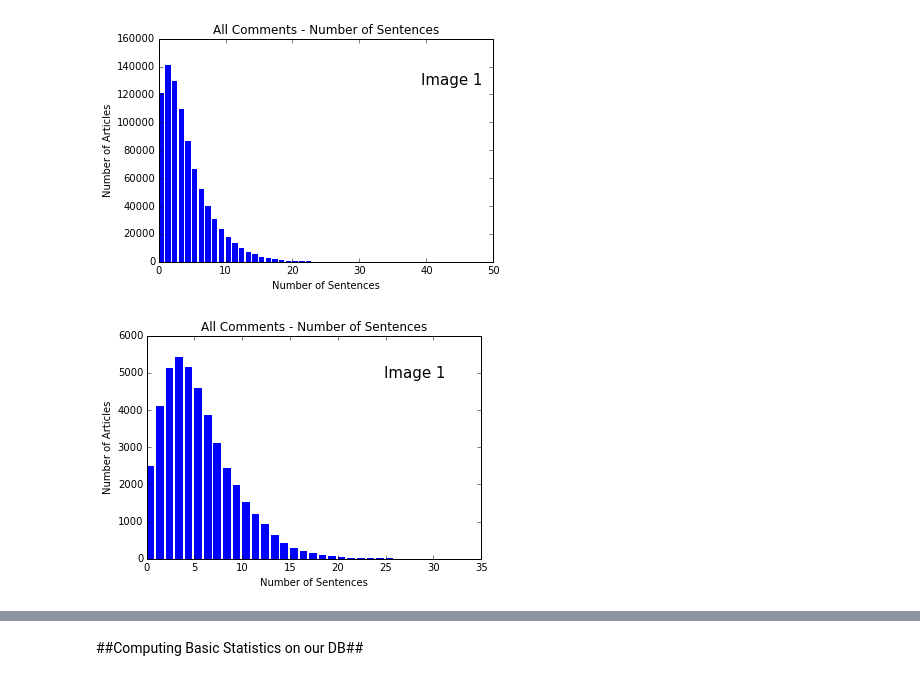
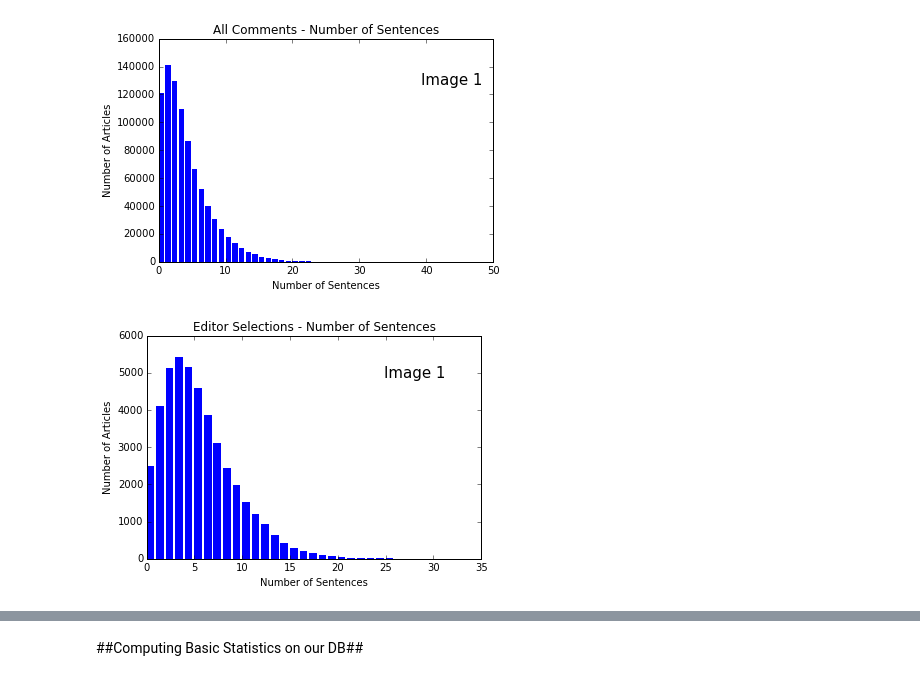
Before and after one commit to johnnyg12791/224u_project, a Jupyter notebook: database/John's Graphs (Local Machine DB).ipynb, the cells around one changed output, grey strips where cells are left out. Drawn from its saved outputs; the diff is of its cells as text; code cells hidden in the pictures.

```diff
--- a/database/John's Graphs (Local Machine DB).ipynb
+++ b/database/John's Graphs (Local Machine DB).ipynb
@@ -45,6 +84,6 @@ n_sentence_list_editors_picks = [x[1] for x in all_rows]
 # %%
 x = range(len(n_sentence_list_editors_picks))
 y = n_sentence_list_editors_picks
-make_bar_graph(x, y, 'Number of Sentences', 'Number of Articles', 'All Comments - Number of Sentences', 1)
+make_bar_graph(x, y, 'Number of Sentences', 'Number of Articles', 'Editor Selections - Number of Sentences', 1)
 # %% [output]
-[figure, old version]
+[figure, new version]
```
Also changed, not shown: parts of 13 cells of this notebook, 3 other files.
